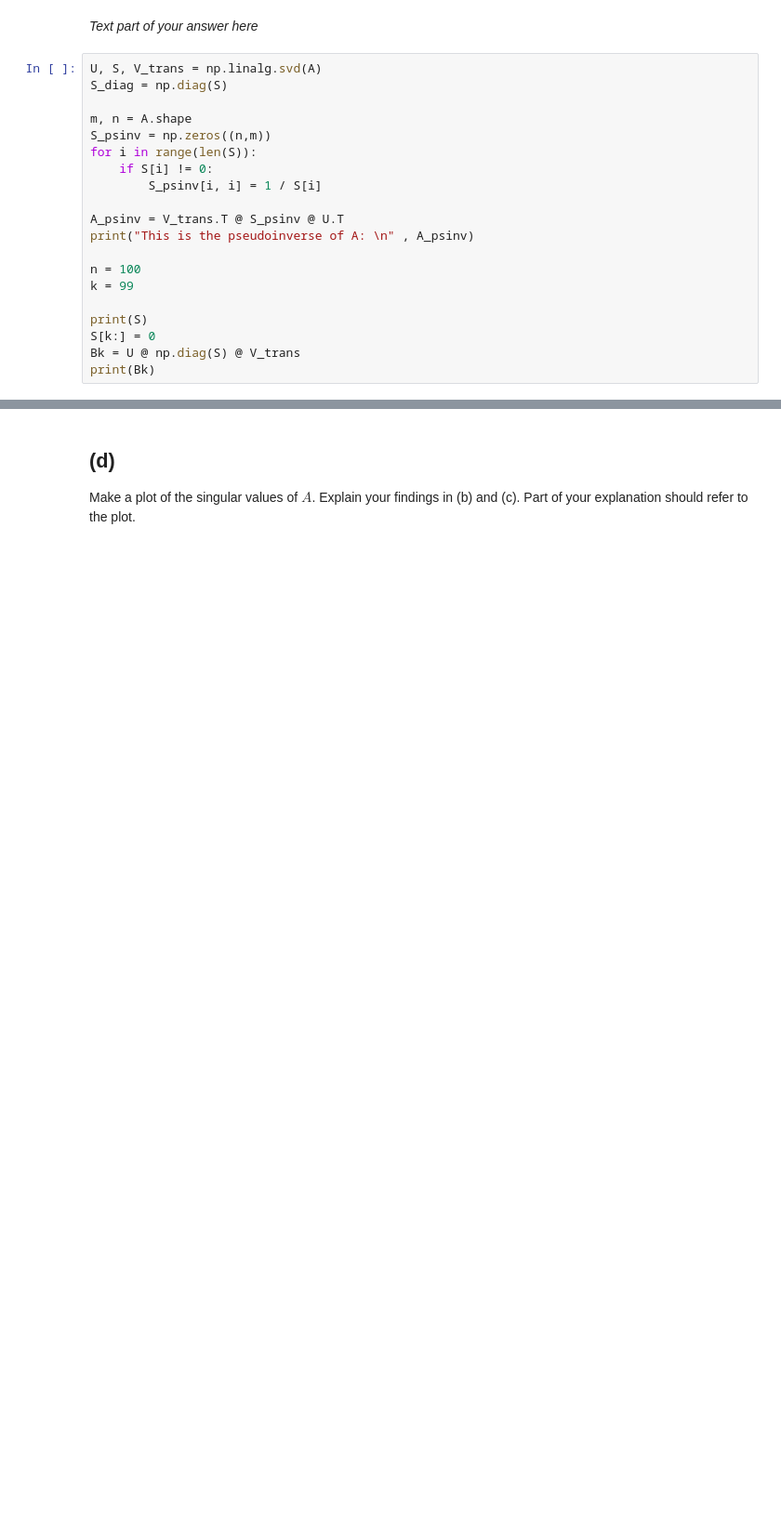
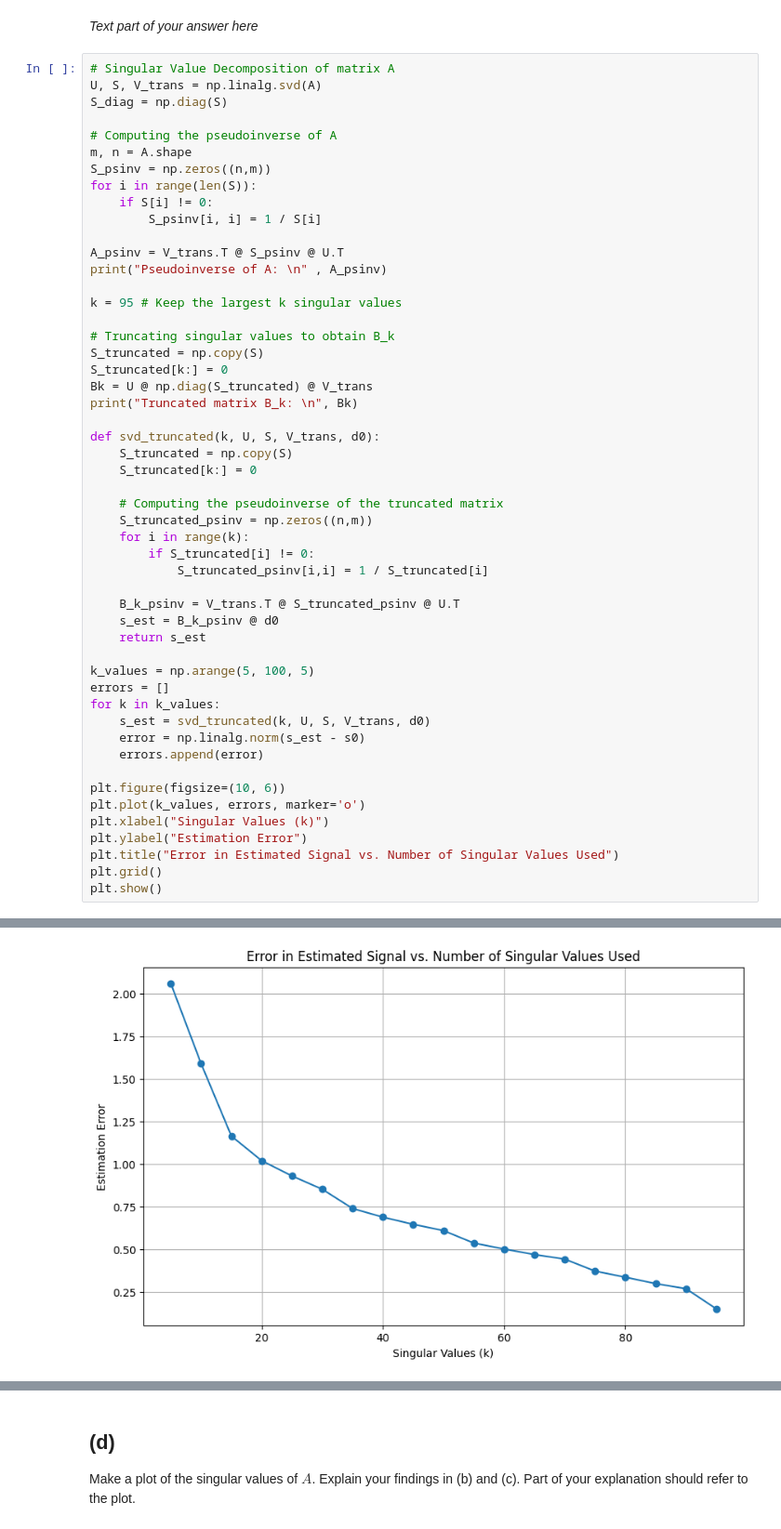
Before and after one commit to zoeazra/NumAlg, a Jupyter notebook: hw2.ipynb, the cells around one changed output, grey strips where cells are left out. Shown at 93% size. Saved outputs shown, nothing was run; the diff lists cells and outputs as text; blank space fills up the shorter version.

```diff
--- a/hw2.ipynb
+++ b/hw2.ipynb
@@ -261,9 +254,11 @@ You may use library routines to compute the SVD.
 # %% [markdown]
 *Text part of your answer here*
 # %%
+# Singular Value Decomposition of matrix A
 U, S, V_trans = np.linalg.svd(A)
 S_diag = np.diag(S)
 
+# Computing the pseudoinverse of A
 m, n = A.shape
 S_psinv = np.zeros((n,m))
 for i in range(len(S)):
@@ -271,13 +266,42 @@ for i in range(len(S)):
         S_psinv[i, i] = 1 / S[i]
 
 A_psinv = V_trans.T @ S_psinv @ U.T
-print("This is the pseudoinverse of A: \n" , A_psinv)
+print("Pseudoinverse of A: \n" , A_psinv)
 
-n = 100
-k = 99
+k = 95 # Keep the largest k singular values
 
-print(S)
-S[k:] = 0
-Bk = U @ np.diag(S) @ V_trans
-print(Bk)
+# Truncating singular values to obtain B_k
+S_truncated = np.copy(S)
+S_truncated[k:] = 0
+Bk = U @ np.diag(S_truncated) @ V_trans
+print("Truncated matrix B_k: \n", Bk)
+
+def svd_truncated(k, U, S, V_trans, d0):
+    S_truncated = np.copy(S)
+    S_truncated[k:] = 0
+
+    # Computing the pseudoinverse of the truncated matrix
+    S_truncated_psinv = np.zeros((n,m))
+    for i in range(k):
+        if S_truncated[i] != 0:
+            S_truncated_psinv[i,i] = 1 / S_truncated[i]
+
+    B_k_psinv = V_trans.T @ S_truncated_psinv @ U.T
+    s_est = B_k_psinv @ d0
+    return s_est
+
+k_values = np.arange(5, 100, 5)
+errors = []
+for k in k_values:
+    s_est = svd_truncated(k, U, S, V_trans, d0)
+    error = np.linalg.norm(s_est - s0)
+    errors.append(error)
+
+plt.figure(figsize=(10, 6))
+plt.plot(k_values, errors, marker='o')
+plt.xlabel("Singular Values (k)")
+plt.ylabel("Estimation Error")
+plt.title("Error in Estimated Signal vs. Number of Singular Values Used")
+plt.grid()
+plt.show()
 # %% [output]
@@ -300,0 +325 @@ This is the pseudoinverse of A:
+[figure, added]
```
Also changed, not shown: parts of 4 cells of this notebook.
